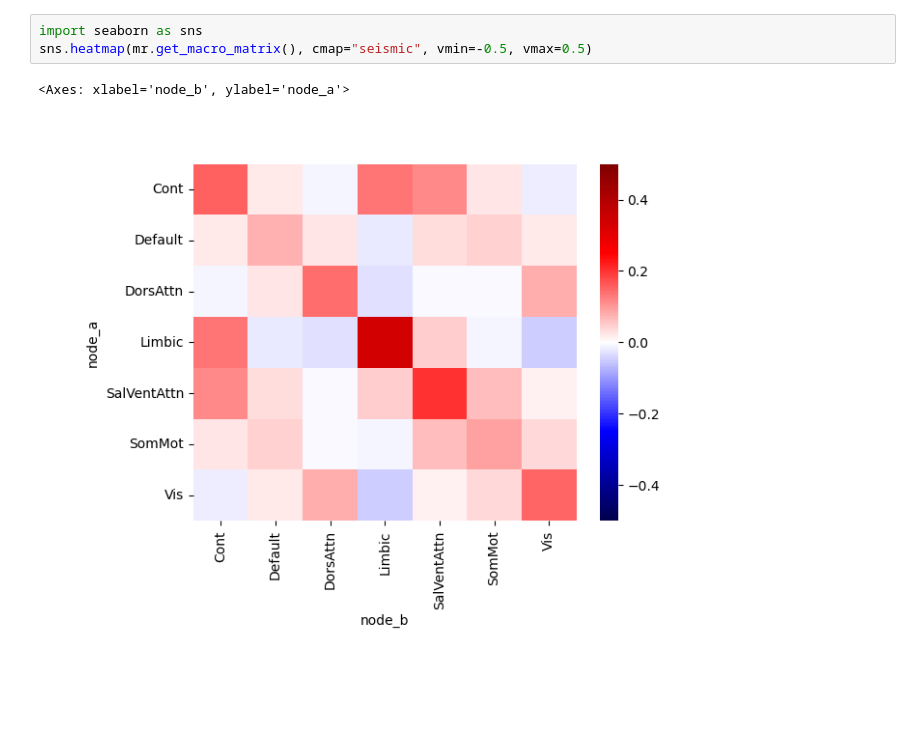
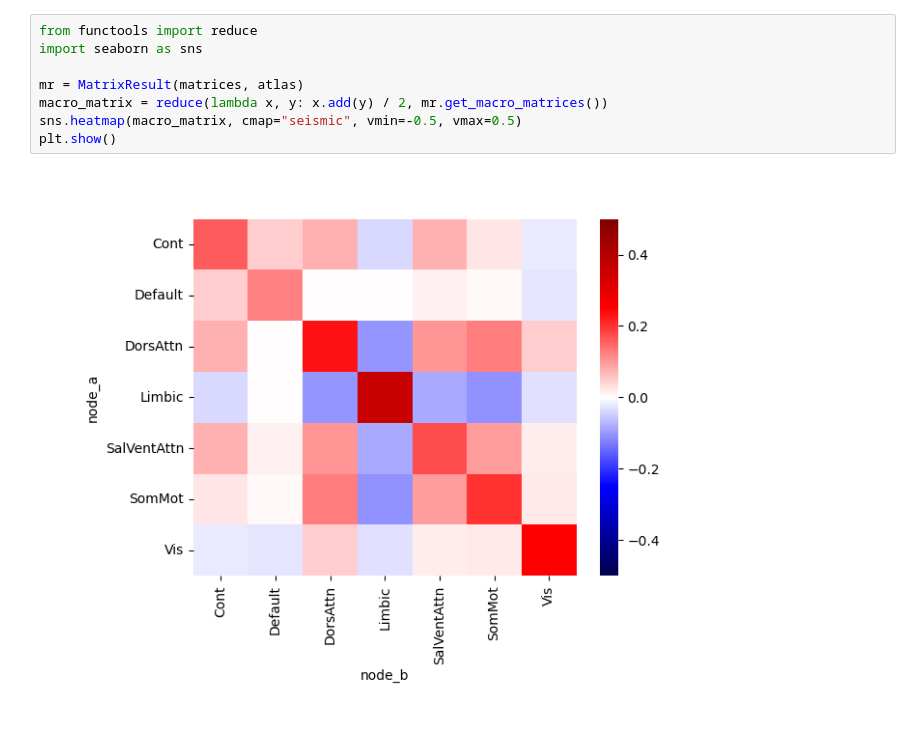
Before and after one commit to jonathan-legrand/memento-postproc, a Jupyter notebook: group_connectivity.ipynb, the cells around one changed output. Drawn from its saved outputs; the diff is of its cells as text; blank space fills up the shorter version.

Commit message:
Refactor with matrix result

```diff
--- a/group_connectivity.ipynb
+++ b/group_connectivity.ipynb
@@ -108,6 +28,10 @@ mr.get_macro_matrix()
 # %%
+from functools import reduce
 import seaborn as sns
-sns.heatmap(mr.get_macro_matrix(), cmap="seismic", vmin=-0.5, vmax=0.5)
+
+mr = MatrixResult(matrices, atlas)
+macro_matrix = reduce(lambda x, y: x.add(y) / 2, mr.get_macro_matrices())
+sns.heatmap(macro_matrix, cmap="seismic", vmin=-0.5, vmax=0.5)
+plt.show()
 # %% [output]
-<Axes: xlabel='node_b', ylabel='node_a'>
-[figure, old version]
+[figure, new version]
```
Also changed, not shown: parts of 6 cells of this notebook.
